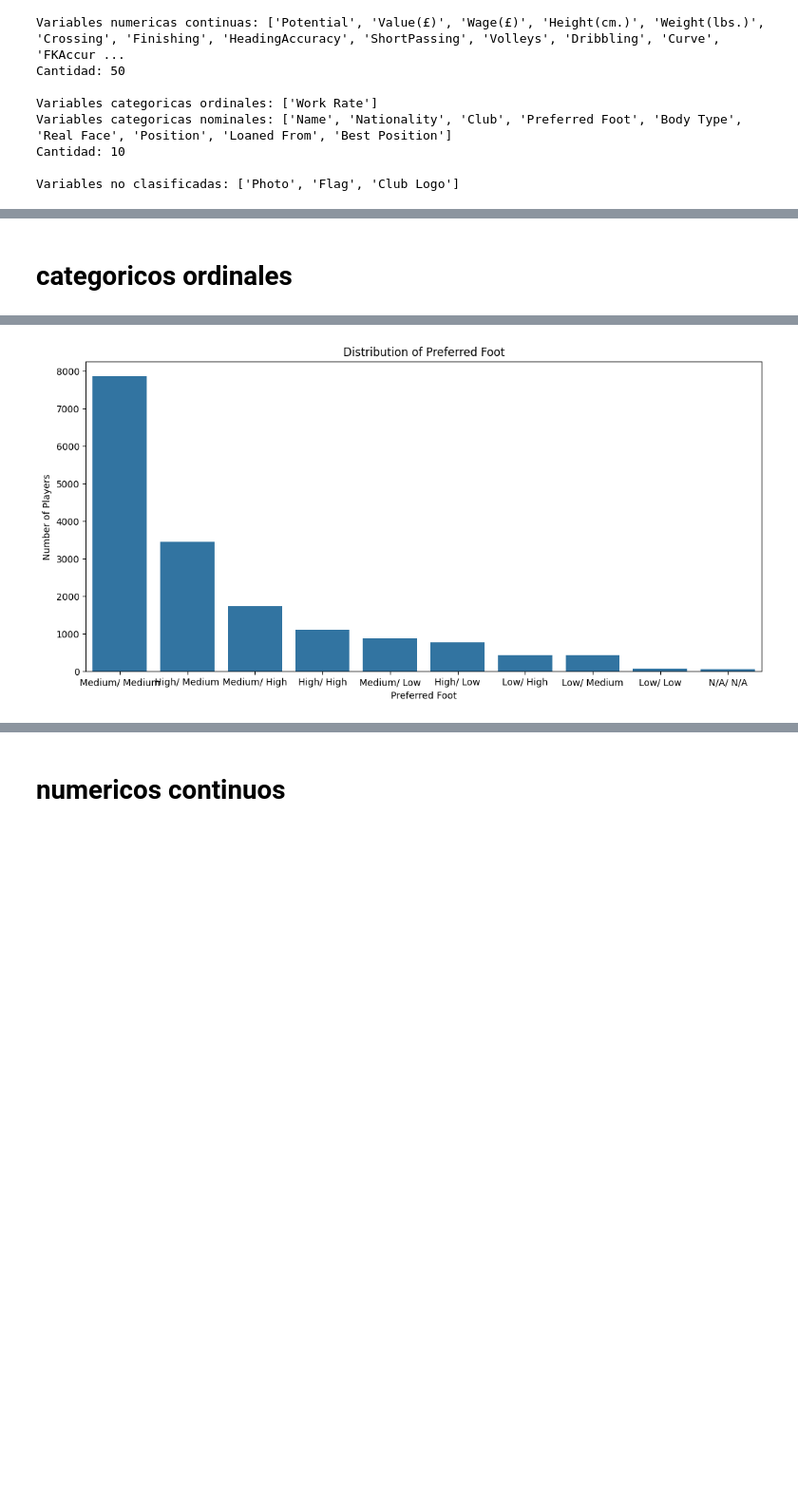
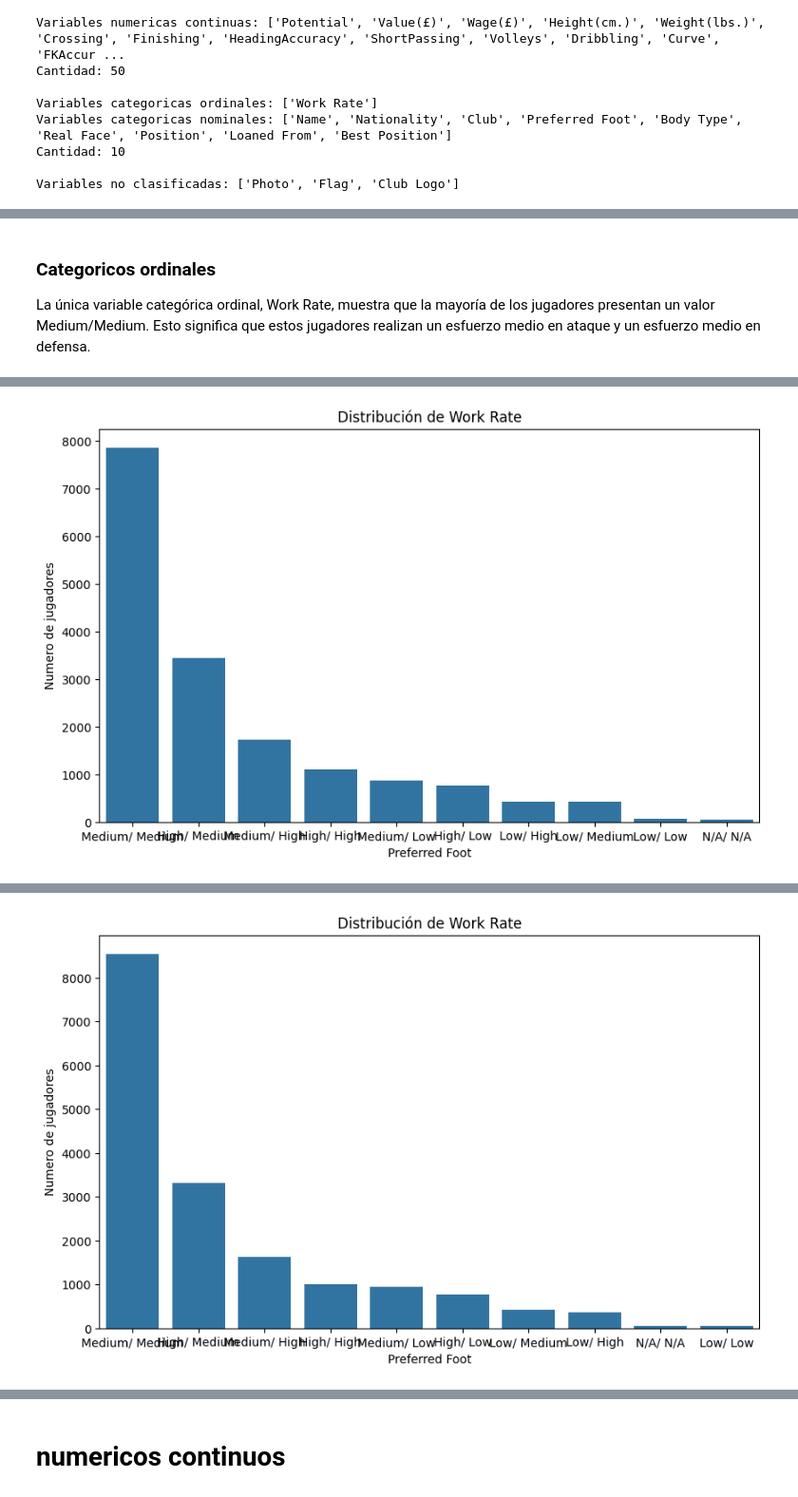
Before and after one commit to BrandonLCC/FIFA_ML_Kedro, a Jupyter notebook: machine-learning-project/notebooks/2_Data_Understanding.ipynb, the cells around one changed output, grey strips where cells are left out. Shown at 95% size. Drawn from its saved outputs; the diff is of its cells as text; code cells hidden in the pictures; blank space fills up the shorter version.

```diff
--- a/machine-learning-project/notebooks/2_Data_Understanding.ipynb
+++ b/machine-learning-project/notebooks/2_Data_Understanding.ipynb
@@ -683,0 +710,5 @@ dtype: float64
+# %%
+# Capturar lo que esté después del último ">"
+FIFA22_df["Position"] = FIFA22_df["Position"].str.extract(r'>([A-Za-z0-9]+)')
+print(FIFA22_df["Position"].head())
+FIFA22_df['Position'].head()
@@ -794,15 +923,37 @@ plt.show()
 # %% [markdown]
-# categoricos ordinales
+### Categoricos ordinales
+
+La única variable categórica ordinal, Work Rate, muestra que la mayoría de los jugadores presentan un valor Medium/Medium. Esto significa que estos jugadores realizan un esfuerzo medio en ataque y un esfuerzo medio en defensa.
 # %%
 preferred_foot_counts = FIFA22_df['Work Rate'].value_counts()
 
 # Create a bar chart for preferred foot
-plt.figure(figsize=(13, 6))
+plt.figure(figsize=(10, 6))
 sns.barplot(x=preferred_foot_counts.index, y=preferred_foot_counts.values)
-plt.title('Distribution of Preferred Foot')
+plt.title('Distribución de Work Rate')
 plt.xlabel('Preferred Foot')
-plt.ylabel('Number of Players')
+plt.ylabel('Numero de jugadores')
 plt.show()
+
+preferred_foot_counts = FIFA21_df['Work Rate'].value_counts()
+
+# Create a bar chart for preferred foot
+plt.figure(figsize=(10, 6))
+sns.barplot(x=preferred_foot_counts.index, y=preferred_foot_counts.values)
+plt.title('Distribución de Work Rate')
+plt.xlabel('Preferred Foot')
+plt.ylabel('Numero de jugadores')
+plt.show()
+
+preferred_foot_counts = FIFA20_df['Work Rate'].value_counts()
+
+# Create a bar chart for preferred foot
+plt.figure(figsize=(10, 6))
+sns.barplot(x=preferred_foot_counts.index, y=preferred_foot_counts.values)
+plt.title('Distribución de Work Rate')
+plt.xlabel('Preferred Foot')
+plt.ylabel('Numero de jugadores')
+plt.show()
 # %% [output]
 [interactive output not drawn]
-[figure, old version]
+[figure, new version]
@@ -808,0 +961 @@ plt.show()
+[figure, added]
```
Also changed, not shown: parts of 49 cells of this notebook, 2 other files.
